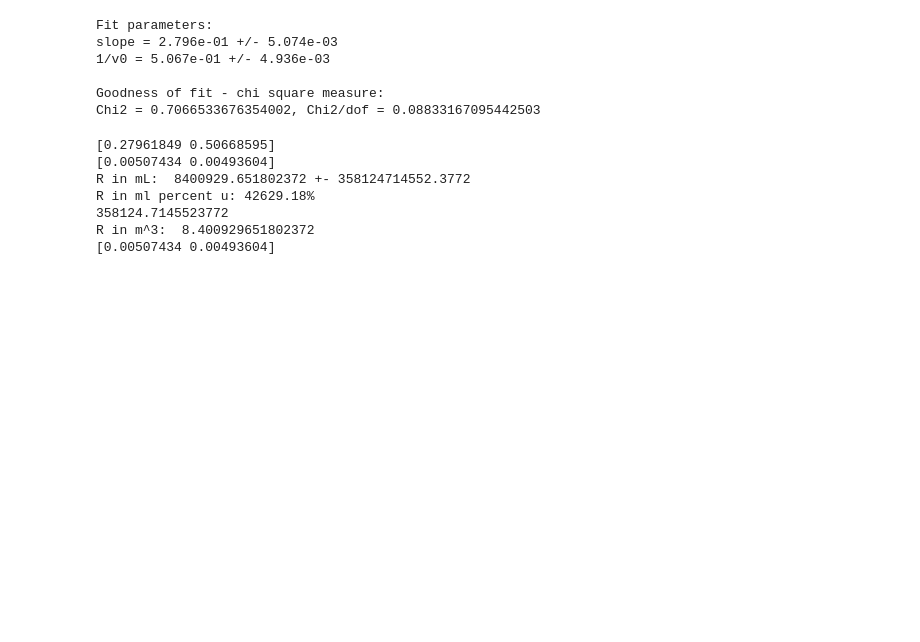
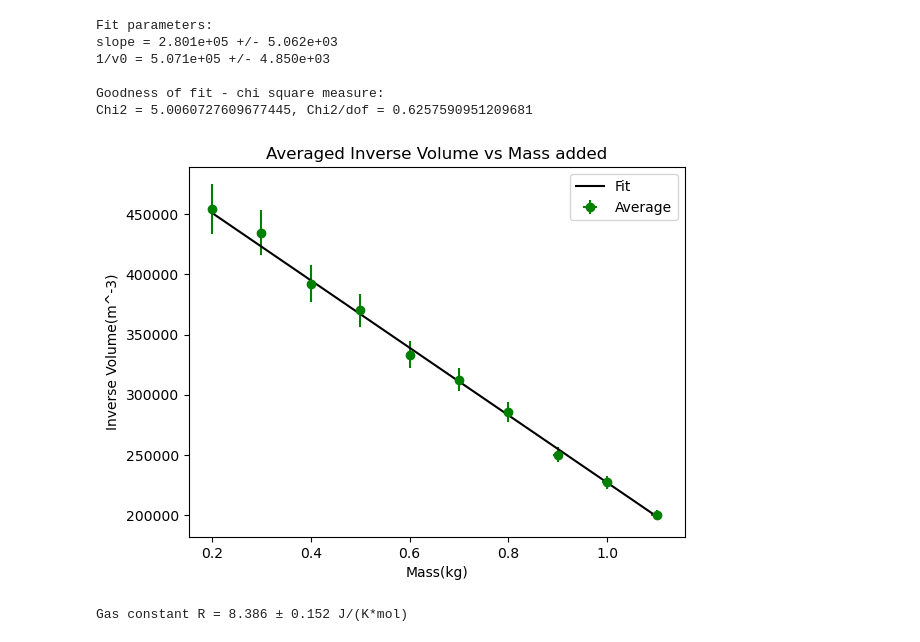
Before and after one commit to JadenMajid/Experiment-2-229, a Jupyter notebook: Plotting.ipynb, the cells around one changed output. Drawn from its saved outputs; the diff is of its cells as text; code cells hidden in the pictures; blank space fills up the shorter version.

```diff
--- a/Plotting.ipynb
+++ b/Plotting.ipynb
@@ -50,4 +51,6 @@ plt.show()
 # %%
+"""Code for fitting and finding chi squared of data vs fit"""
+
 from scipy.optimize import curve_fit
 
 def lin_fit(x, k, b):
@@ -59,65 +62,62 @@ guesses = (-.320,.500)
 fit_params, fit_cov = curve_fit(lin_fit, x, y, sigma=avg_y_sigma, p0=guesses,
                                 maxfev=10**5)
 
 # read out parameter results
 param_names = ['slope', '1/v0']
 
 fit_params_error = np.sqrt(np.diag(fit_cov))
 
 print("Fit parameters:")
 for i in range(len(fit_params)):
     print('{} = {:.3e} +/- {:.3e}'.format(param_names[i],
                                           fit_params[i],
                                           fit_params_error[i]))
 
 
 # function that  calculates the chi square value of a fit
 def chi_square(fit_parameters, x, y, sigma):
     #
     return np.sum((y-lin_fit(x, *fit_parameters))**2/sigma**2)
 
 
 # calculate and print chi square as well as the per degree-of-freedom value
 chi2 = chi_square(fit_params, x, y, avg_y_sigma)
 dof = len(x) - len(fit_params)
 print("\nGoodness of fit - chi square measure:")
 print("Chi2 = {}, Chi2/dof = {}\n".format(chi2, chi2/dof))
+
+marr = np.linspace(0.2, 1.1, 1000)
+varr = -fit_params[0] * marr + fit_params[1]
+
+plt.errorbar(x, y, yerr=ex_y_sigma, xerr=ex_x_sigma, fmt='go')
+plt.plot(marr, varr, 'k-')
+plt.title("Averaged Inverse Volume vs Mass added")
+plt.legend(["Fit", "Average", "Contraction", "Expansion"])
+plt.xlabel("Mass(kg)")
+plt.ylabel("Inverse Volume(m^-3)")
+
+plt.show()
 # %% [output]
 Fit parameters:
-slope = 2.796e-01 +/- 5.074e-03
-1/v0 = 5.067e-01 +/- 4.936e-03
+slope = 2.801e+05 +/- 5.062e+03
+1/v0 = 5.071e+05 +/- 4.850e+03
 
 Goodness of fit - chi square measure:
-Chi2 = 0.7066533676354002, Chi2/dof = 0.08833167095442503
+Chi2 = 5.0060727609677445, Chi2/dof = 0.6257590951209681
+[figure, added]
-# %%
-n = 8.065E-5
-g = 9.81
-A = 1.7544E-4
-T = 295.15
-
-print(fit_params)
-print(fit_params_error)
-
-pct_u_k = (fit_params_error[0]/fit_params[0])
-
-R_in_mL = g/(fit_params[0]*n*A*T)
-uR_ml = R_in_mL * g * fit_params_error[0] / (A*n*T*fit_params[0])
-
-print("R in mL: ", R_in_mL, "+-", uR_ml)
-print("R in ml percent u: {:0.2f}%".format((uR_ml/R_in_mL)))
-
-uR_ml = R_in_mL * g * fit_params_error[0] / (A*n*T*fit_params[0])
-
-R_in_m3 = R_in_mL*1E-06
-uR_in_m3 = R_in_m3 * g * fit_params_error[0] / (A*n*T*fit_params[0])
-print(uR_in_m3)
-print("R in m^3: ", R_in_m3)
-print(fit_params_error)
-# %% [output]
-[0.27961849 0.50668595]
-[0.00507434 0.00493604]
-R in mL:  8400929.651802372 +- 358124714552.3772
-R in ml percent u: 42629.18%
-358124.7145523772
-R in m^3:  8.400929651802372
-[0.00507434 0.00493604]
+# %%
+"""Code for converting fit to R"""
+
+n = 8.065E-5
+g = 9.81
+A = 1.7544E-4
+T = 295.15
+k = fit_params[0]
+uk = fit_params_error[0]
+
+R = g / (A * n * T * k)
+uR = R * uk / k
+
+print("Gas constant R = {:.3f} \u00B1 {:.3f} J/(K*mol)".format(R, uR))
+# %% [output]
+Gas constant R = 8.386 ± 0.152 J/(K*mol)
```
Also changed, not shown: parts of 1 cell of this notebook, 1 other file.
